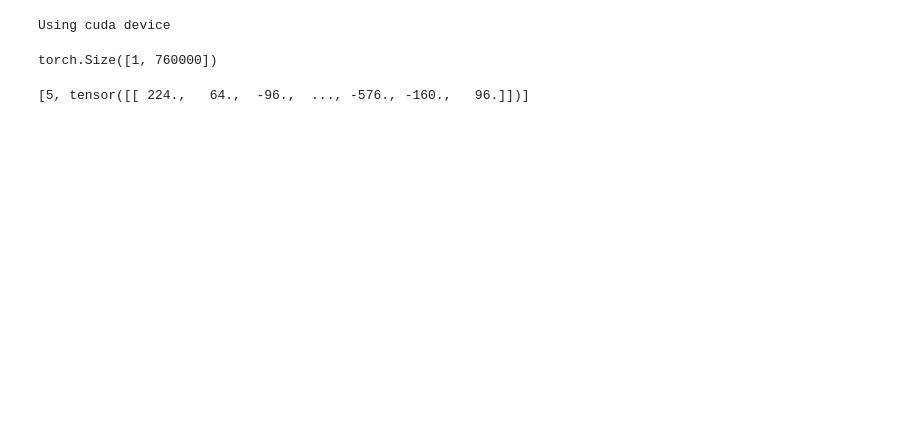
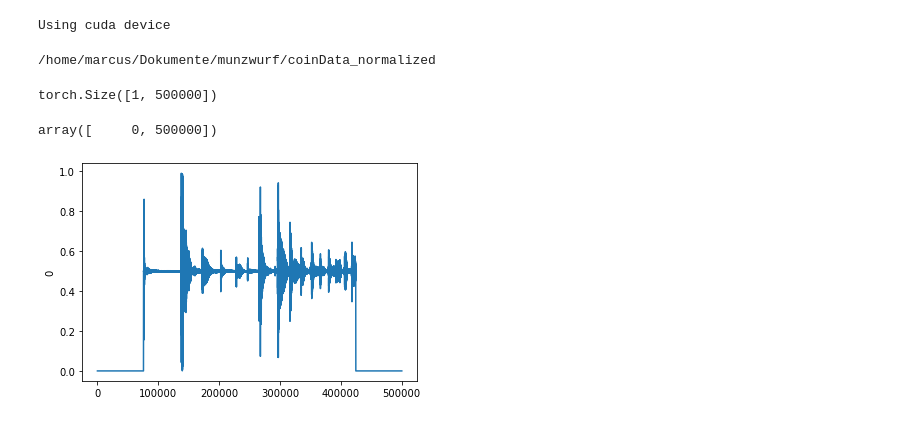
Before and after one commit to intlKtnx/munzwurf, a Jupyter notebook: munzwurf.ipynb, the cells around one changed output. Saved outputs shown, nothing was run; the diff lists cells and outputs as text; code cells hidden in the pictures; blank space fills up the shorter version.

```diff
--- a/munzwurf.ipynb
+++ b/munzwurf.ipynb
@@ -28,49 +29,44 @@ class CustomDataset(data.Dataset):
         super().__init__()
         self.data_cache = []
         self.transform = transform
-
+        self.label_count = [0,0,0,0,0,0,0]
         # Search for all h5 files
         p = Path(file_path)
-        files = p.glob('*.h5')
+        files = p.glob('coinData_normalized')
         for h5dataset_fp in files:
+            print(h5dataset_fp)
             with h5py.File(h5dataset_fp.resolve()) as h5_file:
                 # Walk through all groups, extracting datasets
                 for gname, group in h5_file.items():
                     if gname == 'oneCent':
+                        label = 0
+                    elif gname == 'twoCent':
                         label = 1
-                    elif gname == 'twoCent':
+                    elif gname == 'fiveCent':
                         label = 2
-                    elif gname == 'fiveCent':
+                    elif gname == 'twentyCent':
+                        label = 3
+                    elif gname == 'fiftyCent':
+                        label = 4
+                    elif gname == 'oneEuro':
                         label = 5
-                    elif gname == 'twentyCent':
-                        label = 20
-                    elif gname == 'fiftyCent':
-                        label = 50
-                    elif gname == 'oneEuro':
-                        label = 100
                     elif gname == 'twoEuro':
-                        label = 200
-                    for dname, ds in group.items():
-                        self.data_cache.append([label, torch.tensor(ds[:760000], dtype=torch.float32).unsqueeze(0)])
+                        label = 6
+                    for dname, ds in tqdm(group.items()):
+                        arr = np.pad(np.array(ds, dtype=np.float32), max(int(np.ceil((500000 - len(ds))/2)), 0))
+                        self.data_cache.append([label, torch.tensor(arr[:500000]).unsqueeze(0)])
                         #self.data_cache.append([label, torch.tensor((1, ds[:760000]))])
 
             print(self.data_cache[0][1].size())
+
 
     def __getitem__(self, index):
         return self.data_cache[index]
 
     def __len__(self):
         return len(self.data_cache)
-# %%
-file_dir = "/home/marcus/Documents/munzwurf/data_normalized"
-labels_dir = "/home/marcus/Documents/munzwurf/data/labels.csv"
-
-customData = CustomDataset("/home/marcus/PycharmProjects/pythonProject/")
-# %% [output]
-torch.Size([1, 760000])
-# %%
-
-len(customData)
-customData[212]
-# %% [output]
-[5, tensor([[ 224.,   64.,  -96.,  ..., -576., -160.,   96.]])]
+# %%
+customData = CustomDataset("/home/marcus/Dokumente/munzwurf/")
+# %% [output]
+/home/marcus/Dokumente/munzwurf/coinData_normalized
+torch.Size([1, 500000])
@@ -77,3 +76,14 @@ customData[212]
+# %%
+test = librosa.effects.trim(moved_arr, top_db=45)
+test[1]
+# %% [output]
+array([     0, 500000])
+# %%
+plt.plot(customData[300][1][0])
+plt.ylabel(customData[300][0])
+plt.show()
+# %% [output]
+[figure, added]
 # %%
 random_indices = np.array(np.floor(np.random.rand(100) * 1000), dtype=int)
 #tested a bunch of random indices to get a balanced representation of labels
```
Also changed, not shown: parts of 12 cells of this notebook.
